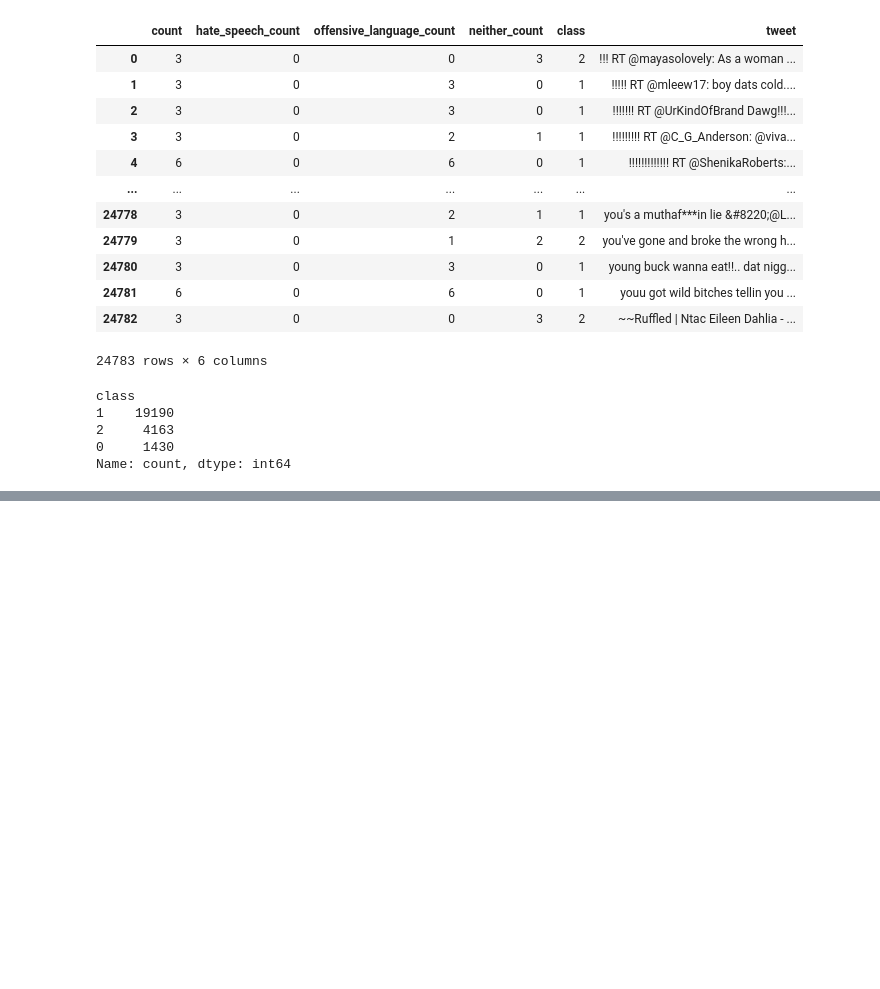
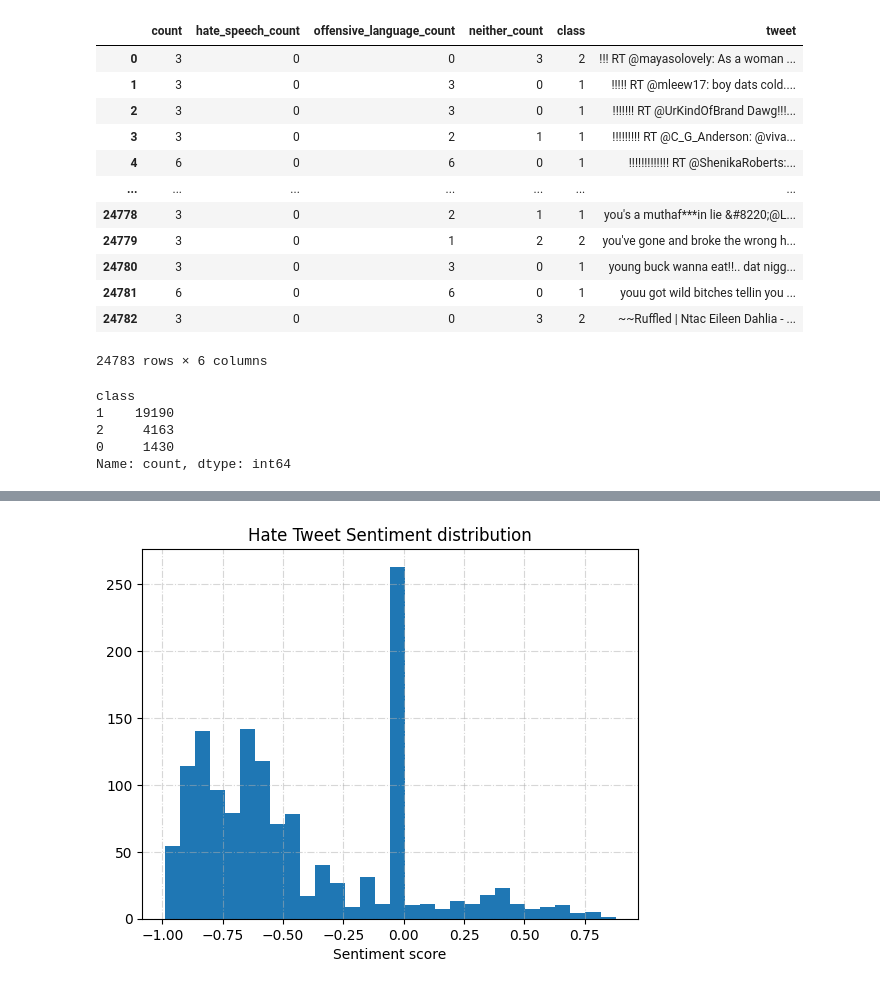
Before and after one commit to uhSuiL/TextMining, a Jupyter notebook: Final/eda.ipynb, the cells around one changed output, grey strips where cells are left out. Drawn from its saved outputs; the diff is of its cells as text; code cells hidden in the pictures; blank space fills up the shorter version.

```diff
--- a/Final/eda.ipynb
+++ b/Final/eda.ipynb
@@ -32,0 +174,9 @@ Name: count, dtype: int64
+# %%
+title = "Hate Tweet Sentiment distribution"
+plt.title(title)
+plt.xlabel("Sentiment score")
+plt.grid(alpha=0.5,linestyle='-.')
+plt.hist(data_senti[data_senti['class'] == 0]['compound'], bins=30)
+plt.savefig(output + f'/img/{title}.svg')
+# %% [output]
+[figure, added]
```
Also changed, not shown: parts of 50 cells of this notebook.
